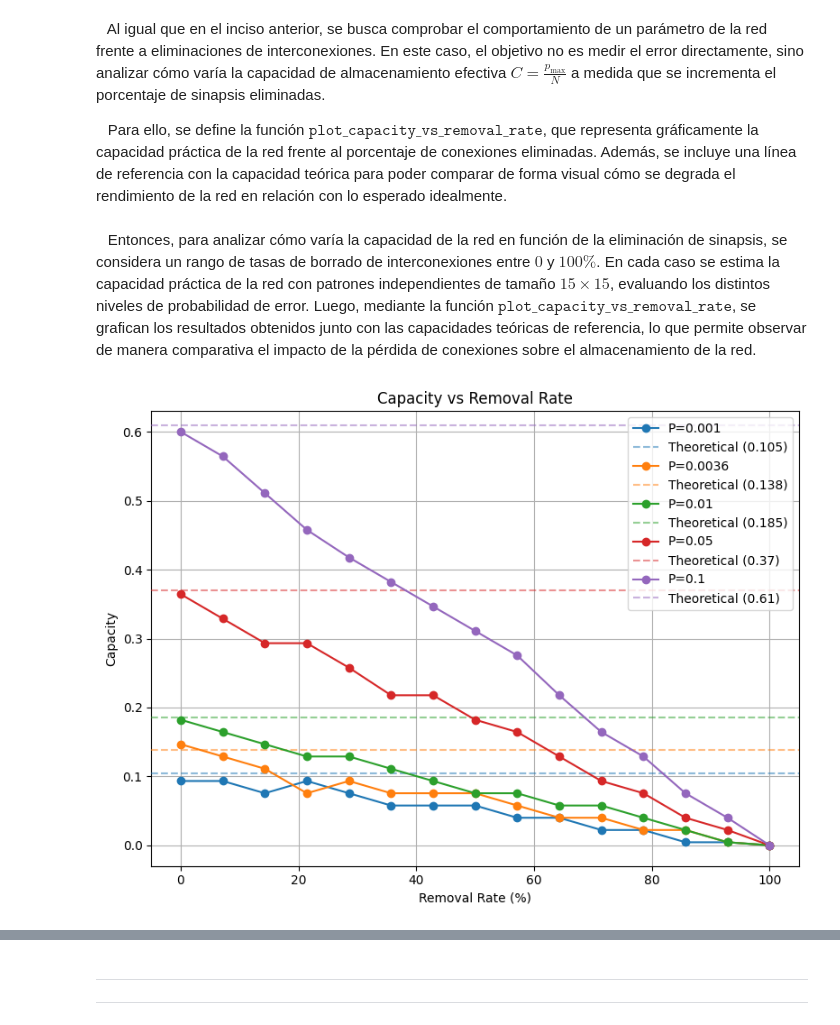
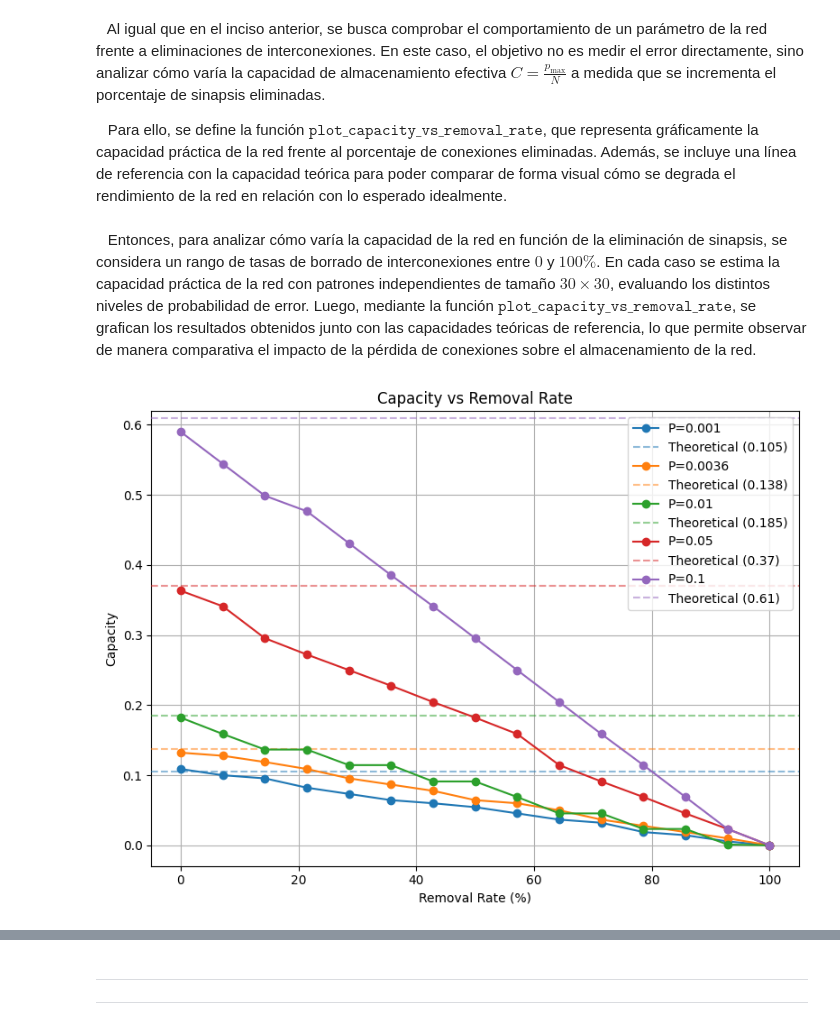
Before and after one commit to felipeperassi/Neural-Networks, a Jupyter notebook: Hopfield-Networks/HopfieldNetworks.ipynb, the cells around one changed output, grey strips where cells are left out. Cells and saved outputs as stored; diff of their text form; code cells hidden in the pictures.

```diff
--- a/Hopfield-Networks/HopfieldNetworks.ipynb
+++ b/Hopfield-Networks/HopfieldNetworks.ipynb
@@ -960,7 +960,7 @@ def get_multiple_parameters(size, probas_error, independence=True, rhos=None, re
     if independence:
         previous_max_pattern = 1
         for proba in probas_error:
-            n_patterns = np.linspace(previous_max_pattern, previous_max_pattern + 200, 50, dtype=int)
+            n_patterns = np.linspace(previous_max_pattern, previous_max_pattern + 1000, 50, dtype=int)
             aux = get_parameters(n_patterns, size, proba, independence=True, rho=None, remove_rate=remove_rate)
             results.append(aux)
             previous_max_pattern = aux[1]
@@ -1288,20 +1286,20 @@ def plot_capacity_vs_removal_rate(removal_rates, capacities, theoretical_capacit
         plt.legend()
         plt.show()
 # %% [markdown]
-&ensp; Entonces, para analizar cómo varía la capacidad de la red en función de la eliminación de sinapsis, se considera un rango de tasas de borrado de interconexiones entre $0$ y $100\%$. En cada caso se estima la capacidad práctica de la red con patrones independientes de tamaño $15 \times 15$, evaluando los distintos niveles de probabilidad de error. Luego, mediante la función $\texttt{plot\_capacity\_vs\_removal\_rate}$, se grafican los resultados obtenidos junto con las capacidades teóricas de referencia, lo que permite observar de manera comparativa el impacto de la pérdida de conexiones sobre el almacenamiento de la red.
+&ensp; Entonces, para analizar cómo varía la capacidad de la red en función de la eliminación de sinapsis, se considera un rango de tasas de borrado de interconexiones entre $0$ y $100\%$. En cada caso se estima la capacidad práctica de la red con patrones independientes de tamaño $30 \times 30$, evaluando los distintos niveles de probabilidad de error. Luego, mediante la función $\texttt{plot\_capacity\_vs\_removal\_rate}$, se grafican los resultados obtenidos junto con las capacidades teóricas de referencia, lo que permite observar de manera comparativa el impacto de la pérdida de conexiones sobre el almacenamiento de la red.
 # %%
 remove_rates = np.linspace(0, 1, 15)
 
 for idx, proba in enumerate(probas_error):
     results = []
     for rate in remove_rates:
-        aux = get_multiple_parameters((15, 15), [proba], independence=True, rhos=None, remove_rate=rate)
+        aux = get_multiple_parameters((30, 30), [proba], independence=True, rhos=None, remove_rate=rate)
         results.append(aux)
 
     capacities = [c[0][0] for c in results]
     plot_capacity_vs_removal_rate(remove_rates, capacities, theo_capacity[idx], proba, idx+1)
 # %% [output]
-[figure, old version]
+[figure, new version]
 # %% [markdown]
 &ensp; En base a los resultados obtenidos se observa un comportamiento claro, la capacidad de la red disminuye progresivamente a medida que aumenta el porcentaje de sinapsis eliminadas. Para tasas de eliminación bajas, la red logra mantener una capacidad próxima a la teórica, mostrando cierta tolerancia a la pérdida parcial de conexiones. Sin embargo, conforme la eliminación se incrementa, la capacidad cae de manera lineal hasta alcanzar valores nulos cuando la red queda completamente desconectada.
 
```
Also changed, not shown: parts of 16 cells of this notebook, 9 other files.
